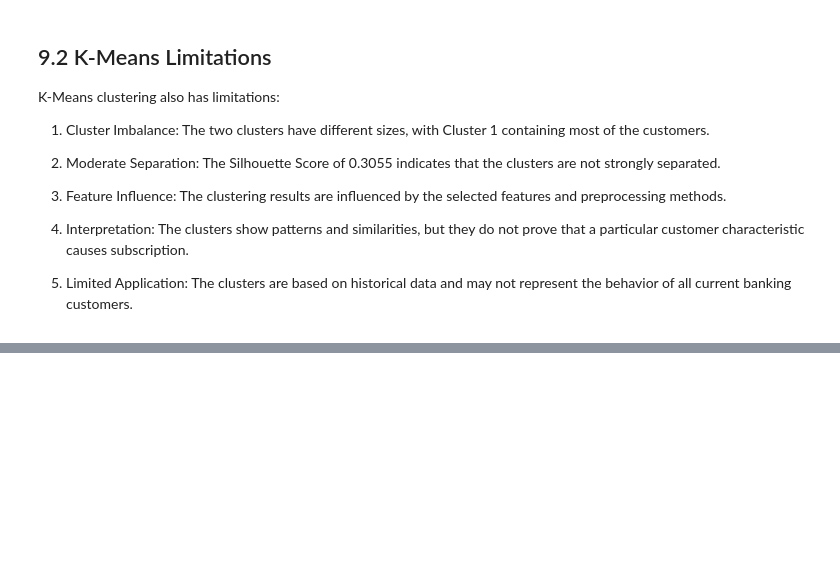
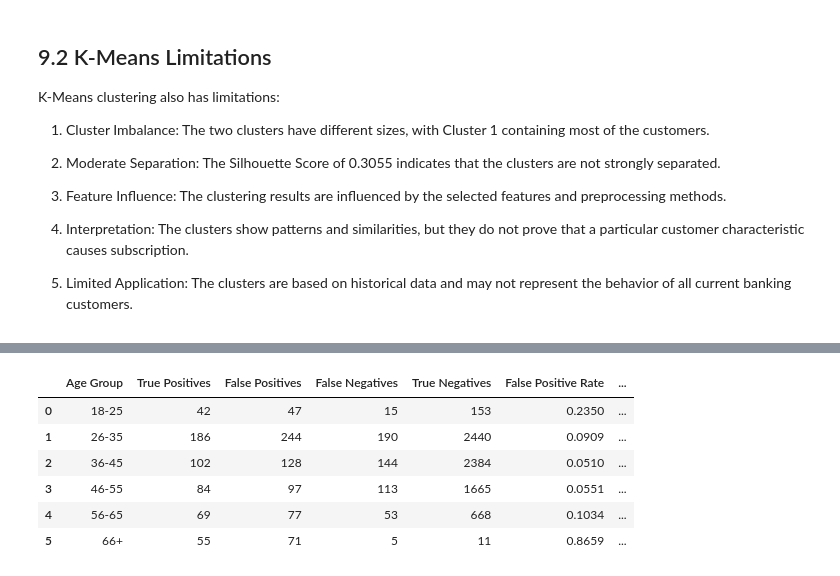
Before and after one commit to jw-mc/mac-1-finals, a Jupyter notebook: BankReach_Project.ipynb, the cells around one changed output, grey strips where cells are left out. Cells and saved outputs as stored; diff of their text form; code cells hidden in the pictures; blank space fills up the shorter version.

```diff
--- a/BankReach_Project.ipynb
+++ b/BankReach_Project.ipynb
@@ -1540,0 +1684,46 @@ K-Means clustering also has limitations:
+# %%
+# Examine prediction errors across age groups
+error_results = []
+
+for age_group in fairness_data["Age Group"].cat.categories:
+
+    group_data = fairness_data[
+        fairness_data["Age Group"] == age_group
+    ]
+
+    actual = group_data["Actual"]
+    predicted = group_data["Predicted"]
+
+    # Calculate confusion matrix
+    tn, fp, fn, tp = confusion_matrix(
+        actual,
+        predicted,
+        labels=["no", "yes"]
+    ).ravel()
+
+    # Calculate error rates
+    false_positive_rate = fp / (fp + tn) if (fp + tn) > 0 else 0
+    false_negative_rate = fn / (fn + tp) if (fn + tp) > 0 else 0
+
+    error_results.append({
+        "Age Group": age_group,
+        "True Positives": tp,
+        "False Positives": fp,
+        "False Negatives": fn,
+        "True Negatives": tn,
+        "False Positive Rate": false_positive_rate,
+        "False Negative Rate": false_negative_rate
+    })
+
+# Display error analysis
+error_comparison = pd.DataFrame(error_results)
+
+display(error_comparison.round(4))
+# %% [output]
+|  | Age Group | True Positives | False Positives | False Negatives | True Negatives | False Positive Rate | ... |
+| 0 | 18-25 | 42 | 47 | 15 | 153 | 0.2350 | ... |
+| 1 | 26-35 | 186 | 244 | 190 | 2440 | 0.0909 | ... |
+| 2 | 36-45 | 102 | 128 | 144 | 2384 | 0.0510 | ... |
+| 3 | 46-55 | 84 | 97 | 113 | 1665 | 0.0551 | ... |
+| 4 | 56-65 | 69 | 77 | 53 | 668 | 0.1034 | ... |
+| 5 | 66+ | 55 | 71 | 5 | 11 | 0.8659 | ... |
```
Also changed, not shown: parts of 10 cells of this notebook.
